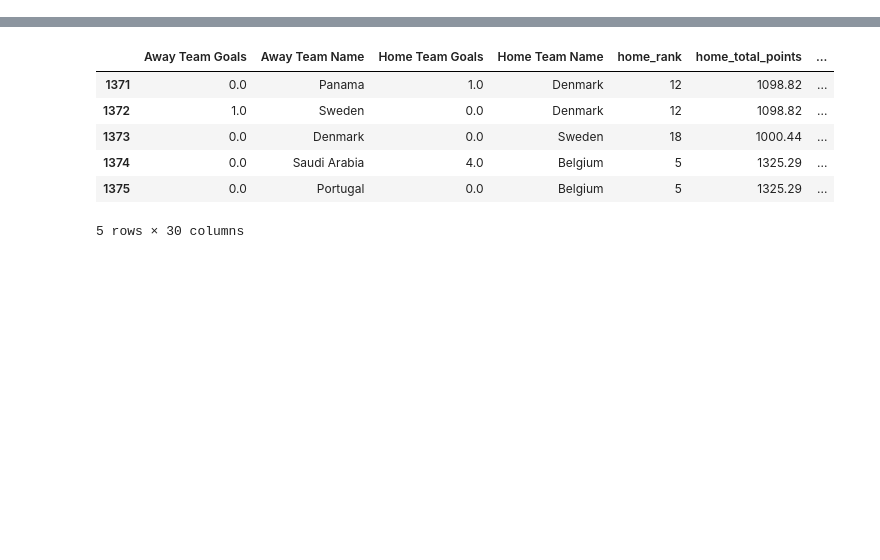
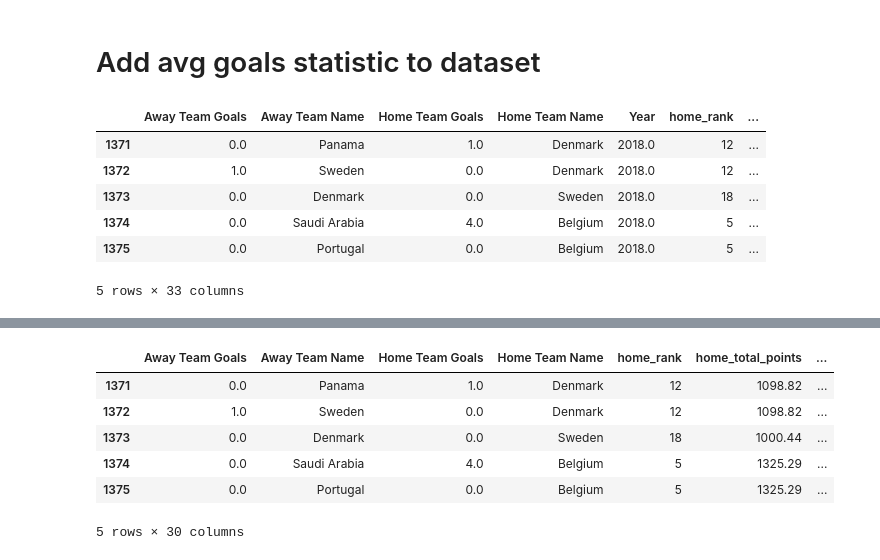
Before and after one commit to Wahe3bru/FIFAsprint, a Jupyter notebook: logreg_pred.ipynb, the cells around one changed output, grey strips where cells are left out. Cells and saved outputs as stored; diff of their text form; code cells hidden in the pictures; blank space fills up the shorter version.

Commit message:
added ave goal

```diff
--- a/logreg_pred.ipynb
+++ b/logreg_pred.ipynb
@@ -4,0 +8,2 @@ df = pd.read_csv('finalR.csv').drop(['Year', 'home_country', 'away_country', 'aw
+# %% [markdown]
+# Add avg goals statistic to dataset
@@ -5,3 +59,13 @@ df = pd.read_csv('finalR.csv').drop(['Year', 'home_country', 'away_country', 'aw
+# %%
+df.tail()
+# %% [output]
+|  | Away Team Goals | Away Team Name | Home Team Goals | Home Team Name | Year | home_rank | ... |
+| 1371 | 0.0 | Panama | 1.0 | Denmark | 2018.0 | 12 | ... |
+| 1372 | 1.0 | Sweden | 0.0 | Denmark | 2018.0 | 12 | ... |
+| 1373 | 0.0 | Denmark | 0.0 | Sweden | 2018.0 | 18 | ... |
+| 1374 | 0.0 | Saudi Arabia | 4.0 | Belgium | 2018.0 | 5 | ... |
+| 1375 | 0.0 | Portugal | 0.0 | Belgium | 2018.0 | 5 | ... |
+5 rows × 33 columns
 # %%
 df.columns
 # %% [output]
```
Also changed, not shown: parts of 53 cells of this notebook.
